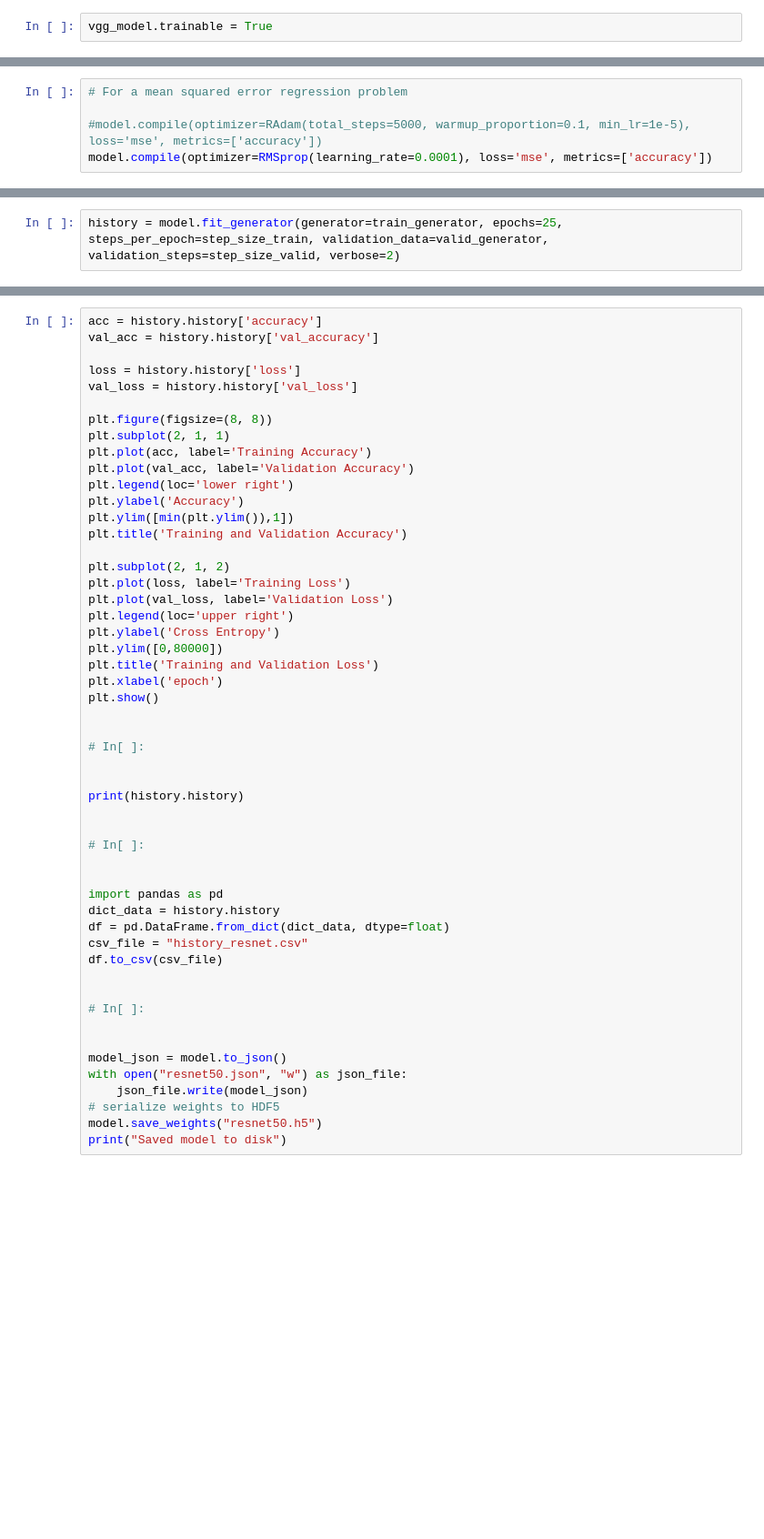
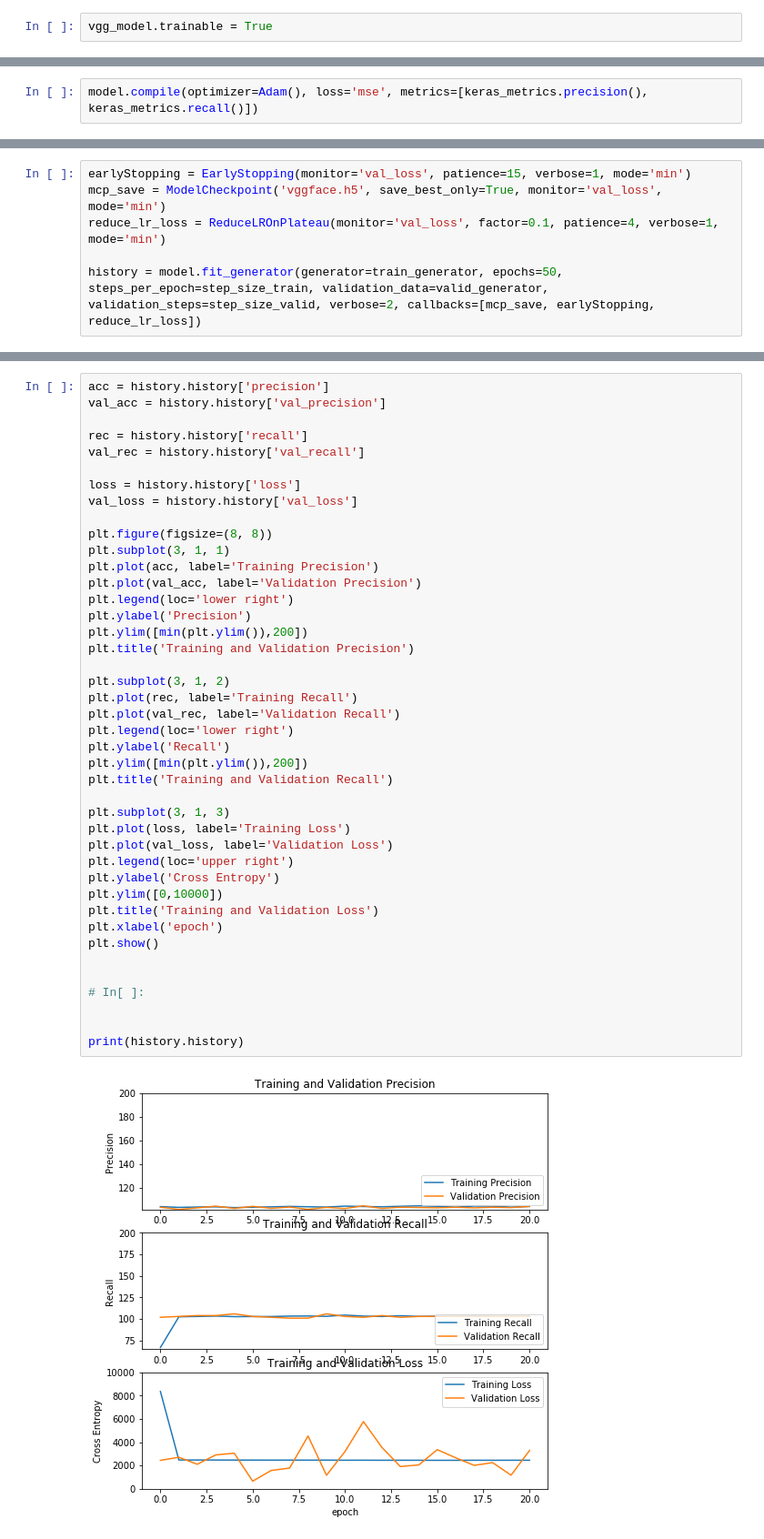
Before and after one commit to lorenzo-stacchio/You-Only-Crop-Faces, a Jupyter notebook: face_segmentation.ipynb, the cells around one changed output, grey strips where cells are left out. Shown: that part at 91% size. Saved outputs shown, nothing was run; the diff lists cells and outputs as text; blank space fills up the shorter version.

```diff
--- a/face_segmentation.ipynb
+++ b/face_segmentation.ipynb
@@ -124,7 +152,4 @@ model.add(Dropout(0.5))
 
 model.add(Dense(4,activation='relu'))
-# %%
-# For a mean squared error regression problem
-
-#model.compile(optimizer=RAdam(total_steps=5000, warmup_proportion=0.1, min_lr=1e-5), loss='mse', metrics=['accuracy'])
-model.compile(optimizer=RMSprop(learning_rate=0.0001), loss='mse', metrics=['accuracy'])
+# %%
+model.compile(optimizer=Adam(), loss='mse', metrics=[keras_metrics.precision(), keras_metrics.recall()])
@@ -156,2 +188,0 @@ WARNING:tensorflow:From d:\progetti\machine_learning_project\venv\lib\site-packa
-# %%
-history = model.fit_generator(generator=train_generator, epochs=25, steps_per_epoch=step_size_train, validation_data=valid_generator, validation_steps=step_size_valid, verbose=2)
@@ -176,0 +189,6 @@ KeyboardInterrupt:
+# %%
+earlyStopping = EarlyStopping(monitor='val_loss', patience=15, verbose=1, mode='min')
+mcp_save = ModelCheckpoint('vggface.h5', save_best_only=True, monitor='val_loss', mode='min')
+reduce_lr_loss = ReduceLROnPlateau(monitor='val_loss', factor=0.1, patience=4, verbose=1, mode='min')
+
+history = model.fit_generator(generator=train_generator, epochs=50, steps_per_epoch=step_size_train, validation_data=valid_generator, validation_steps=step_size_valid, verbose=2, callbacks=[mcp_save, earlyStopping, reduce_lr_loss])
@@ -179,52 +217,44 @@ print(history.history)
 # %%
-acc = history.history['accuracy']
-val_acc = history.history['val_accuracy']
+acc = history.history['precision']
+val_acc = history.history['val_precision']
+
+rec = history.history['recall']
+val_rec = history.history['val_recall']
 
 loss = history.history['loss']
 val_loss = history.history['val_loss']
 
 plt.figure(figsize=(8, 8))
-plt.subplot(2, 1, 1)
-plt.plot(acc, label='Training Accuracy')
-plt.plot(val_acc, label='Validation Accuracy')
+plt.subplot(3, 1, 1)
+plt.plot(acc, label='Training Precision')
+plt.plot(val_acc, label='Validation Precision')
 plt.legend(loc='lower right')
-plt.ylabel('Accuracy')
-plt.ylim([min(plt.ylim()),1])
-plt.title('Training and Validation Accuracy')
+plt.ylabel('Precision')
+plt.ylim([min(plt.ylim()),200])
+plt.title('Training and Validation Precision')
 
-plt.subplot(2, 1, 2)
+plt.subplot(3, 1, 2)
+plt.plot(rec, label='Training Recall')
+plt.plot(val_rec, label='Validation Recall')
+plt.legend(loc='lower right')
+plt.ylabel('Recall')
+plt.ylim([min(plt.ylim()),200])
+plt.title('Training and Validation Recall')
+
+plt.subplot(3, 1, 3)
 plt.plot(loss, label='Training Loss')
 plt.plot(val_loss, label='Validation Loss')
 plt.legend(loc='upper right')
 plt.ylabel('Cross Entropy')
-plt.ylim([0,80000])
+plt.ylim([0,10000])
 plt.title('Training and Validation Loss')
 plt.xlabel('epoch')
 plt.show()
 
 
 # In[ ]:
 
 
 print(history.history)
-
-
-# In[ ]:
-
-
-import pandas as pd
-dict_data = history.history
-df = pd.DataFrame.from_dict(dict_data, dtype=float)
-csv_file = "history_resnet.csv"
-df.to_csv(csv_file)
-
-
-# In[ ]:
-
-
-model_json = model.to_json()
-with open("resnet50.json", "w") as json_file:
-    json_file.write(model_json)
-# serialize weights to HDF5
-model.save_weights("resnet50.h5")
-print("Saved model to disk")
+# %% [output]
+[figure, added]
```
Also changed, not shown: parts of 26 cells of this notebook, 4 other files.
